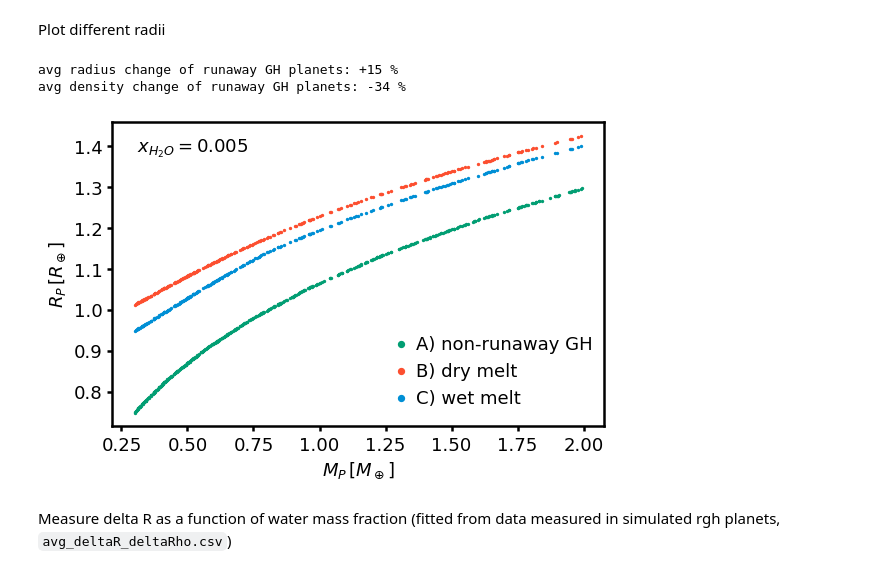
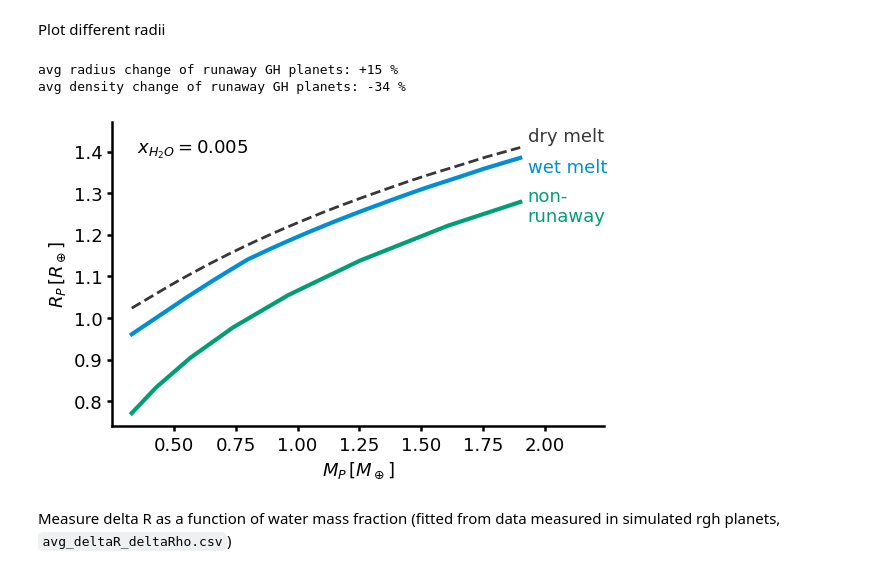
Before and after one commit to matiscke/hz-inner-edge-discontinuity, a Jupyter notebook: src/scripts/magmaocean.ipynb, the cells around one changed output. Saved outputs shown, nothing was run; the diff lists cells and outputs as text; code cells hidden in the pictures.

Commit message:
update synthetic planets/hypotheses figure

```diff
--- a/src/scripts/magmaocean.ipynb
+++ b/src/scripts/magmaocean.ipynb
@@ -107,9 +104,8 @@ def get_generator_args():
     """ define generator parameters"""
     # Parameters for star generation
     stars_args = {
-    # 'd_max' : 75,             # max. dist to stars (pc) (nominal=75, ca. 280 planets)
-    'd_max' : 90,
-    # 'd_max' : 55,
+    'd_max' : 90,             # max. dist to stars (pc) ~~(nominal=90, ca. 481 planets)~~
+    # 'd_max' : 68,
     'M_st_max' : 1.5,         # Maximum stellar mass to consider, in solar units.
     'M_G_max' : 11,           # Maximum gaia magnitude of stars
     'seed' : 42,              # seed for random number generators
@@ -122,7 +118,6 @@ def get_generator_args():
     'f_eta' : 1.,               # Occurrence rate scaling factor
     'R_min' : 0.75,             # minimum radius for Bergsten et al. planet generator
     'P_max' : 500.,             # maximum period for Bergsten et al. planet generator
-    # 'P_max' : 365.,             # maximum period for Bergsten et al. planet generator
 
     'mr_relation' : 'Zeng2016', # choice of mass-radius relationship
 
@@ -130,7 +125,6 @@ def get_generator_args():
     'water_incorp' : True,      # wether or not to consider water incorporation in the melt of global magma oceans (Dorn & Lichtenberg 2021)
     'S_thresh' : 280.,          # threshold instellation for runaway greenhouse phase
     'wrr' : 0.005,              # water-to-rock ratio for Turbet+2020 model. Possible vals: 0.0001,0.001, 0.005, 0.01, 0.02, 0.03, 0.04, 0.05
-    # 'wrr' : 0.05,              # water-to-rock ratio for Turbet+2020 model. Possible vals: 0.0001,0.001, 0.005, 0.01, 0.02, 0.03, 0.04, 0.05
     'f_rgh' : .8,               # fraction of planets with a runaway gh climate _within_ the runaway gh regime
 
     'simplified' : False,       # increase the radii of all runaway greenhouse planets by the same fraction
@@ -141,7 +135,7 @@ def get_generator_args():
     'M_min' : 0.1,
     'M_max' : 2.,
     'S_max' : 2000.,            # max. instellation in W/m2
-    'depth_min' : 75e-6         # min. transit depth
+    'depth_min' : 80e-6         # min. transit depth
 
     # 'window' : 25               # window size of the rolling mean of radius/density
     }
@@ -253,35 +246,56 @@ Plot different radii
 # %%
 # check if M-R relation looks good:
 dd = sample.to_pandas()
 d = dd.sample(min([len(dd), 4000]))
 mo = dd[dd.has_magmaocean].sample(min([len(dd[dd.has_magmaocean]), 4000]))
 
 fig, ax = plt.subplots()
 # plt.scatter(mo.M, mo.R_orig, s=1., label='original radius', c='gray')
 # plt.scatter(mo.M, mo.R, s=1., label='new radius')
 # plt.scatter(mo.M, mo.R - mo.R_orig, s=1., label='$\Delta R$', alpha=.4)
 
-ax.scatter(d.M, d.R_orig, s=2., label='A) non-runaway GH', c='C0')
+
+def interpolate_MR(df, colname):
+    # interpolate M-R relation
+    return interp1d(df.M, df[colname], kind='quadratic')
+
+M = np.linspace(0.33, 1.9, num=200)
 try:
-    ax.scatter(mo.M, mo.R_steam, s=2., label='B) dry melt', c='C1')
+    # ax.scatter(mo.M, mo.R_steam, s=2., label='B) dry melt', c='C1')
+    ax.plot(M, interpolate_MR(mo.sort_values('M'), 'R_steam')(M),
+            lw=2., label='dry melt', c='xkcd:dark grey', ls='--')
 except AttributeError:
     pass
-ax.scatter(mo.M, mo.R, s=2., label='C) wet melt', c='C2')
+# ax.scatter(mo.M, mo.R, s=2., label='C) wet melt', c='C2')
+ax.plot(M, interpolate_MR(mo.sort_values('M'), 'R')(M),
+        lw=3., label='wet melt', c='C2')
+
+# ax.plot(d.sort_values('M').M, d.sort_values('M').R_orig, lw=2, label='A) non-runaway GH', c='C0')
+ax.plot(M, interpolate_MR(d.sort_values('M'), 'R_orig')(M),
+        lw=3., label='non-\nrunaway', c='C0')
 
 ax.set_xlabel('$M_P \,[M_\oplus]$')
 ax.set_ylabel('$R_P \,[R_\oplus]$')
-ax.legend(loc='lower right', ncol=1, bbox_to_anchor=(1.01, 0.01),
-                              frameon=False, columnspacing=1.6, markerscale=3)
+ax.spines['right'].set_visible(False)
+ax.spines['top'].set_visible(False)
+# ax.legend(loc='lower right', ncol=1, bbox_to_anchor=(1.01, 0.01),
+                              # frameon=False, columnspacing=1.6, markerscale=3)
 ax.annotate('$x_{{H_2O}}= ${}'.format(planets_args['wrr']), xy=(0.05,.9), xycoords='axes fraction')
+ax.set_xlim(right=2.24)
+ax.set_ylim(top=1.47)
+
+for y, lbl, c in zip([max(mo.R_steam)+0.01, max(mo.R)-0.04, max(d.R_orig)-0.03],
+                     ax.get_legend_handles_labels()[1], ['xkcd:dark grey', 'C2', 'C0']):
+    ax.annotate(lbl, xy=(1.93, y), c=c, va='center')
 
 radius_change = np.average(mo.R/mo.R_orig) - 1
 print('avg radius change of runaway GH planets: {:+.0f} %'.format(100*radius_change))
 density_change = np.average(mo.rho/(CONST['rho_Earth']*mo.M/mo.R_orig**3)) - 1
 print('avg density change of runaway GH planets: {:+.0f} %'.format(100*density_change))
 # %% [output]
 avg radius change of runaway GH planets: +15 %
 avg density change of runaway GH planets: -34 %
-[figure, old version]
+[figure, new version]
 # %%
 # fig.savefig(figdir + 'radiuscomparison.pdf')
 # fig.savefig(paths.static / 'radiuscomparison.pdf')
```
Also changed, not shown: parts of 5 cells of this notebook, 2 other files.
